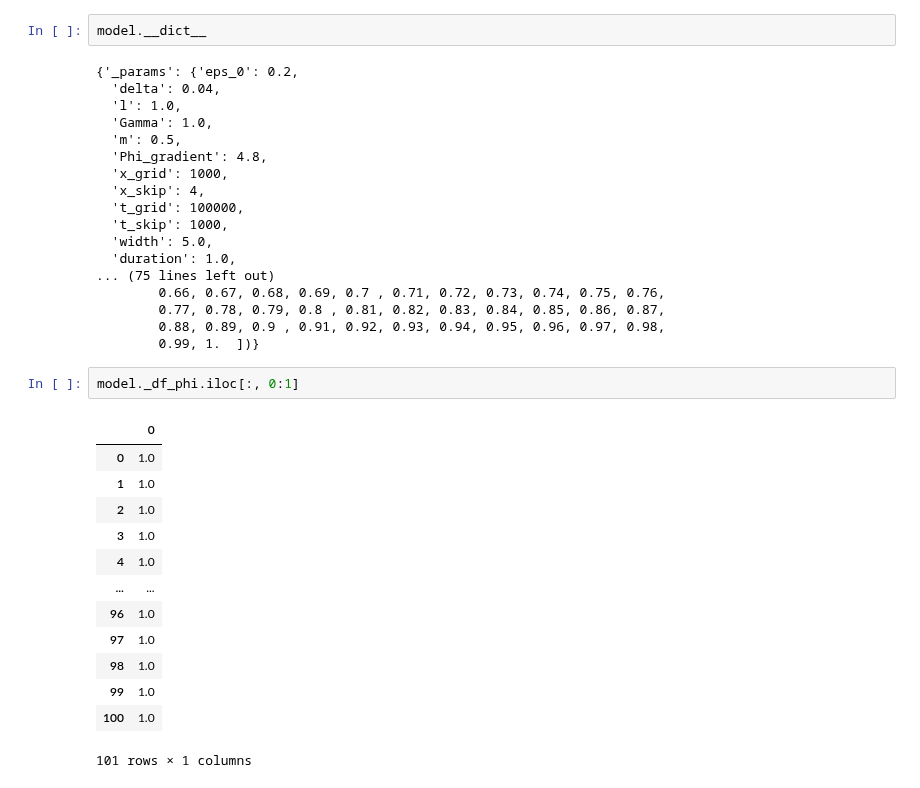
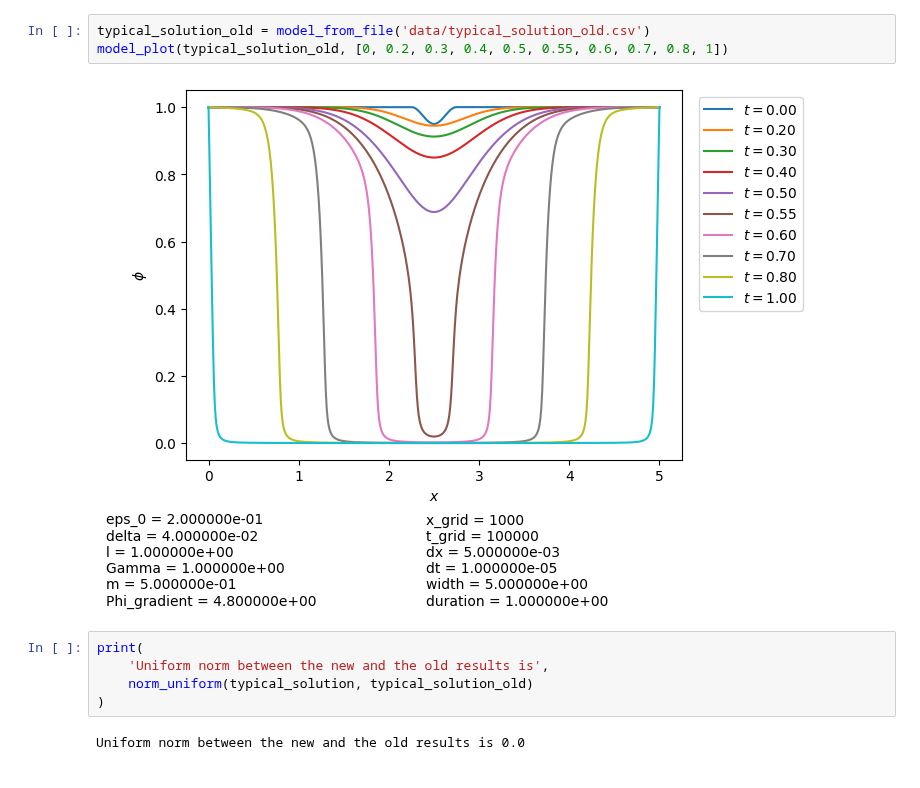
Before and after one commit to ponomarevandr/disruption, a Jupyter notebook: model_tuning/experiments/basic_check/basic_check.ipynb, the cells around one changed output. Cells and saved outputs as stored; diff of their text form.

```diff
--- a/model_tuning/experiments/basic_check/basic_check.ipynb
+++ b/model_tuning/experiments/basic_check/basic_check.ipynb
@@ -25,36 +29,12 @@ model_plot(model, [0, 0.2, 0.3, 0.4, 0.5, 0.55, 0.6, 0.7, 0.8, 1])
-# %%
-model.__dict__
-# %% [output]
-{'_params': {'eps_0': 0.2,
-  'delta': 0.04,
-  'l': 1.0,
-  'Gamma': 1.0,
-  'm': 0.5,
-  'Phi_gradient': 4.8,
-  'x_grid': 1000,
-  'x_skip': 4,
-  't_grid': 100000,
-  't_skip': 1000,
-  'width': 5.0,
-  'duration': 1.0,
-... (75 lines left out)
-        0.66, 0.67, 0.68, 0.69, 0.7 , 0.71, 0.72, 0.73, 0.74, 0.75, 0.76,
-        0.77, 0.78, 0.79, 0.8 , 0.81, 0.82, 0.83, 0.84, 0.85, 0.86, 0.87,
-        0.88, 0.89, 0.9 , 0.91, 0.92, 0.93, 0.94, 0.95, 0.96, 0.97, 0.98,
-        0.99, 1.  ])}
-# %%
-model._df_phi.iloc[:, 0:1]
-# %% [output]
-|  | 0 |
-| 0 | 1.0 |
-| 1 | 1.0 |
-| 2 | 1.0 |
-| 3 | 1.0 |
-| 4 | 1.0 |
-| ... | ... |
-| 96 | 1.0 |
-| 97 | 1.0 |
-| 98 | 1.0 |
-| 99 | 1.0 |
-| 100 | 1.0 |
-101 rows × 1 columns
+# %%
+typical_solution_old = model_from_file('data/typical_solution_old.csv')
+model_plot(typical_solution_old, [0, 0.2, 0.3, 0.4, 0.5, 0.55, 0.6, 0.7, 0.8, 1])
+# %% [output]
+[figure, added]
+# %%
+print(
+    'Uniform norm between the new and the old results is',
+    norm_uniform(typical_solution, typical_solution_old)
+)
+# %% [output]
+Uniform norm between the new and the old results is 0.0
```
Also changed, not shown: parts of 2 cells of this notebook, 11 other files.
